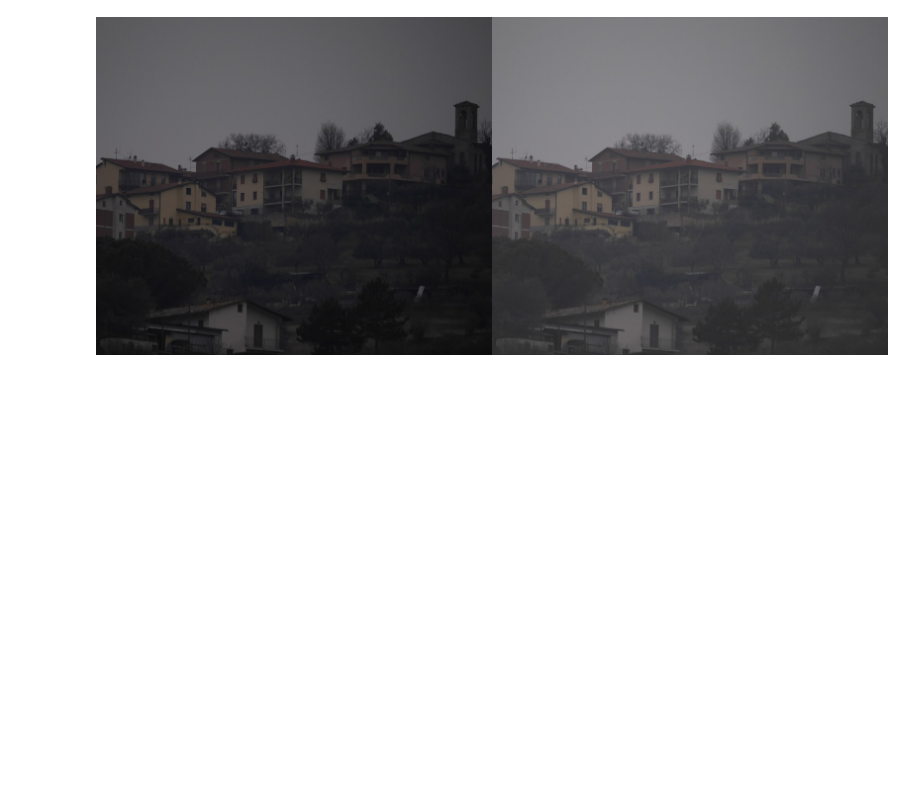
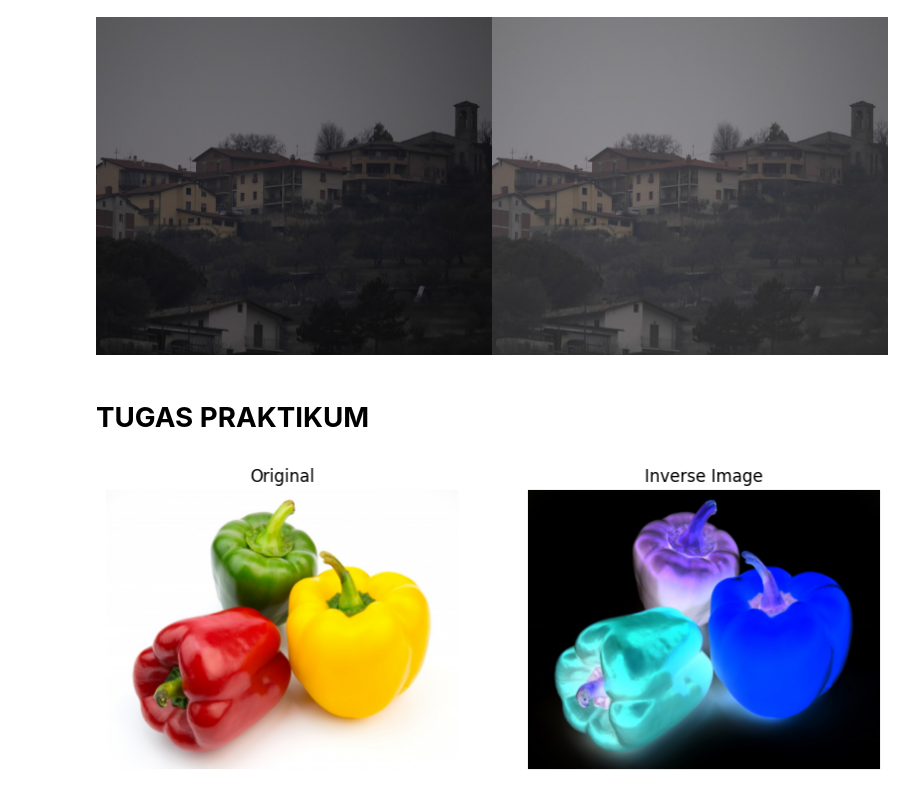
Before and after one commit to rsyadipras/PCVK_Ganjil2026, a Jupyter notebook: Week3.ipynb, the cells around one changed output. Drawn from its saved outputs; the diff is of its cells as text; code cells hidden in the pictures; blank space fills up the shorter version.

Commit message:
feat: implement inverse citra

```diff
--- a/Week3.ipynb
+++ b/Week3.ipynb
@@ -44,3 +45,22 @@ Mengubah tingkat kecerahan citra
 --------------------------------
 Masukkan nilai kecerahan: 30
 [figure]
+# %% [markdown]
+# **TUGAS PRAKTIKUM**
+# %%
+# Implementasi inversi citra pada google colab
+
+img = io.imread('/content/drive/MyDrive/PCVK2026/peppers.jpg')
+img_inverse = 255 - img
+
+fig, axes = plt.subplots(1, 2, figsize=(10, 5))
+axes[0].imshow(img)
+axes[0].set_title('Original')
+axes[0].axis('off')
+
+axes[1].imshow(img_inverse)
+axes[1].set_title('Inverse Image')
+axes[1].axis('off')
+plt.show()
+# %% [output]
+[figure, added]
```
Also changed, not shown: parts of 1 cell of this notebook.
